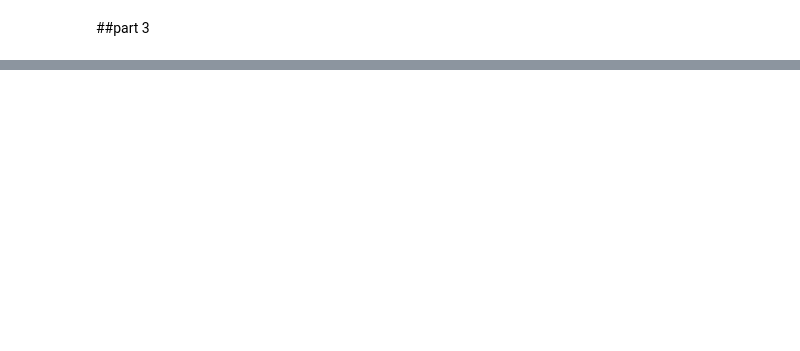
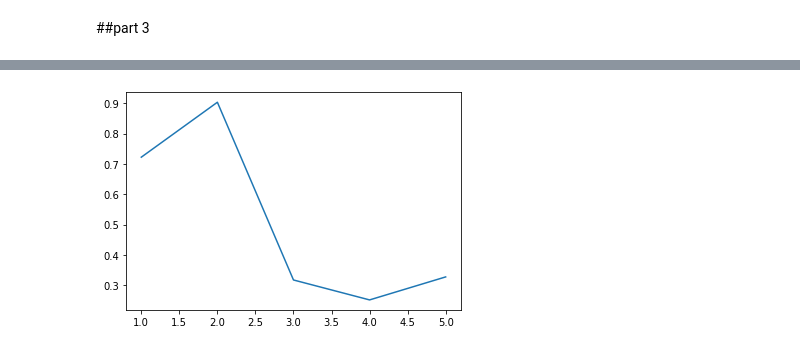
Before and after one commit to mohamadch91/AUT_Computational-Intelligence, a Jupyter notebook: project1/ANN_Project_Assets/start.ipynb, the cells around one changed output, grey strips where cells are left out. Saved outputs shown, nothing was run; the diff lists cells and outputs as text; code cells hidden in the pictures; blank space fills up the shorter version.

```diff
--- a/project1/ANN_Project_Assets/start.ipynb
+++ b/project1/ANN_Project_Assets/start.ipynb
@@ -256,2 +255,96 @@ SyntaxError: ignored
 # %% [markdown]
 ##part 3
+# %%
+def sigmoid(x):
+    ans=1/(1+np.exp(-x))
+    return ans
+def result(x,w,b):
+    return np.dot(w,x)+b
+np.random.seed(1)
+epoch=5
+batch_size=10
+batch_num=int(200/10)
+learning_rate=0.3
+np.random.seed(1)
+n_x=102
+n_h_1=150
+n_h_2=60
+n_y=4
+#intialize the layers here
+W1 = np.random.randn(n_h_1,n_x)
+b1 = np.zeros((n_h_1,1))
+W2 = np.random.randn(n_h_2,n_h_1)
+b2 = np.zeros((n_h_2,1))
+W3 = np.random.randn(n_y,n_h_2)
+b3 = np.zeros((n_y,1))
+costs=[]
+for epoch_count in range(epoch):
+  #shuffle
+  total_cost=0
+  print("epoch_count  "+str(epoch_count+1))
+  random.shuffle(train_set)
+  minimize_train_set=train_set[:200]
+  for batch_count in range(batch_size):
+    print("batch count "+str(batch_count+1))
+    grad_W1 = np.zeros((n_h_1,n_x))
+    grad_W2 = np.zeros((n_h_2,n_h_1))
+    grad_W3 = np.zeros((n_y,n_h_2))
+    grad_b1 = np.zeros((n_h_1,1))
+    grad_b2 = np.zeros((n_h_2,1))
+    grad_b3 = np.zeros((n_y,1))
+    for i in range(batch_num):
+      print("mini batch num is "+str(i+1))
+      reshape_train=minimize_train_set[batch_count*20+i][0]
+      reshape_train_lables=minimize_train_set[batch_count*20+i][1]
+      S0 = reshape_train
+      S1 = sigmoid(W1 @ S0 + b1)
+      S2 = sigmoid(W2 @ S1 + b2)
+      S3 = sigmoid(W3 @ S2 + b3)
+      print(S3)
+      temp_cost=0
+      for s in range(len(S3)):
+        temp_cost+=pow(S3[s][0]-reshape_train_lables[s][0],2)
+      total_cost+=temp_cost
+
+      grad_W3 += (2 * (S3 - reshape_train_lables) * S3 * (1 - S3)) @ np.transpose(S2)
+
+      # bias
+      grad_b3 += 2 * (S3 - reshape_train_lables) * S3 * (1 - S3)
+
+      # ---- 3rd layer
+      # activation
+      delta_3 = np.zeros((n_h_2, 1))
+      delta_3 += np.transpose(W3) @ (2 *(S3 - reshape_train_lables) * (S3 * (1 - S3)))
+
+      # weight
+      grad_W2 += (S2 * (1 - S2) * delta_3) @ np.transpose(S1)
+
+      # bias
+      grad_b2 += delta_3 * S2 * (1 - S2)
+
+      # ---- 2nd layer
+      # activation
+      delta_2 = np.zeros((n_h_1, 1))
+      delta_2 += np.transpose(W2) @ (delta_3 * S2 * (1 - S2))
+
+      # weight
+      grad_W1 += (delta_2 * S1 * (1 - S1)) @ np.transpose(reshape_train)
+
+      # bias
+      grad_b1 += delta_2 * S1 * (1 - S1)
+
+      W3 = W3 - (learning_rate * (grad_W3 / batch_size))
+      W2 = W2 - (learning_rate * (grad_W2 / batch_size))
+      W1 = W1 - (learning_rate * (grad_W1 / batch_size))
+      b3 = b3 - (learning_rate * (grad_b3 / batch_size))
+      b2 = b2 - (learning_rate * (grad_b2 / batch_size))
+      b1 = b1 - (learning_rate * (grad_b1 / batch_size))
+
+  costs.append(total_cost/200)
+  print("cost of this epoch is "+str(total_cost))
+  print(S3)
+print("average cost : "+str(sum(costs)))
+epoch_list=[c+1 for c in range(epoch)]
+plt.plot(epoch_list,costs)
+out=[]
+# %% [output]
@@ -257,0 +368 @@ SyntaxError: ignored
+[figure, added]
```
Also changed, not shown: parts of 6 cells of this notebook.
